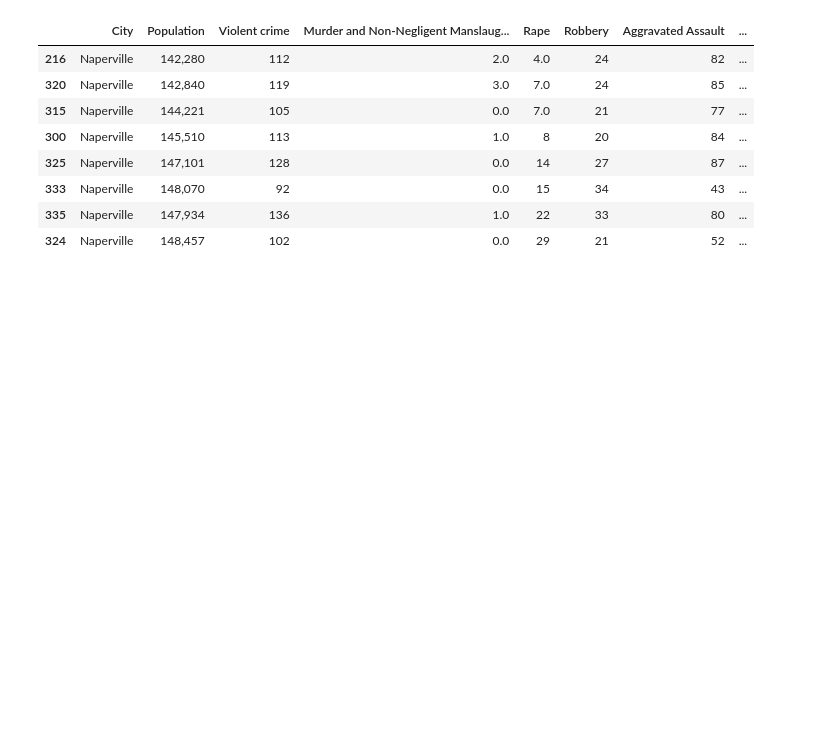
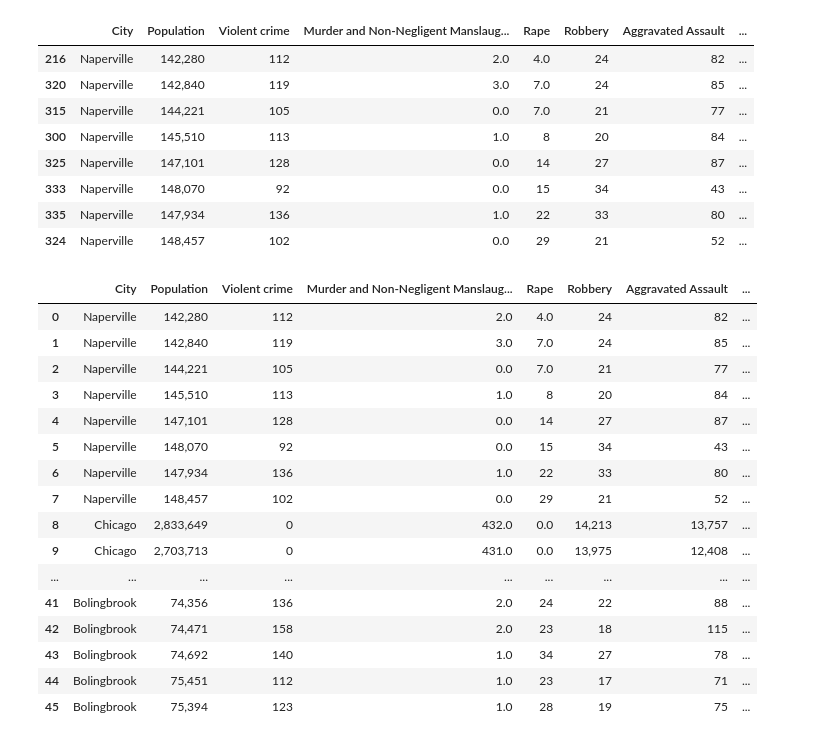
Before and after one commit to Expopanda/Project_1, a Jupyter notebook: shunjiaanalysis.ipynb, the cells around one changed output. Cells and saved outputs as stored; diff of their text form; code cells hidden in the pictures; blank space fills up the shorter version.

```diff
--- a/shunjiaanalysis.ipynb
+++ b/shunjiaanalysis.ipynb
@@ -248,0 +210,28 @@ FBI_df_Naperville
+# %%
+# combine the 5 cities dataframes into one df by "years"
+# Create a list of DataFrames
+df = [FBI_df_Naperville, FBI_df_Chicago, FBI_df_Springfield, FBI_df_Park_Ridge, FBI_df_Bolingbrook]
+
+# Concatenate DataFrames based on the "years" column
+combined_df = pd.concat(df, ignore_index=True)
+
+# Now, 'combined_df' contains the data from all the DataFrames with a common "years" column.
+combined_df
+# %% [output]
+|  | City | Population | Violent crime | Murder and Non-Negligent Manslaug... | Rape | Robbery | Aggravated Assault | ... |
+| 0 | Naperville | 142,280 | 112 | 2.0 | 4.0 | 24 | 82 | ... |
+| 1 | Naperville | 142,840 | 119 | 3.0 | 7.0 | 24 | 85 | ... |
+| 2 | Naperville | 144,221 | 105 | 0.0 | 7.0 | 21 | 77 | ... |
+| 3 | Naperville | 145,510 | 113 | 1.0 | 8 | 20 | 84 | ... |
+| 4 | Naperville | 147,101 | 128 | 0.0 | 14 | 27 | 87 | ... |
+| 5 | Naperville | 148,070 | 92 | 0.0 | 15 | 34 | 43 | ... |
+| 6 | Naperville | 147,934 | 136 | 1.0 | 22 | 33 | 80 | ... |
+| 7 | Naperville | 148,457 | 102 | 0.0 | 29 | 21 | 52 | ... |
+| 8 | Chicago | 2,833,649 | 0 | 432.0 | 0.0 | 14,213 | 13,757 | ... |
+| 9 | Chicago | 2,703,713 | 0 | 431.0 | 0.0 | 13,975 | 12,408 | ... |
+| ... | ... | ... | ... | ... | ... | ... | ... | ... |
+| 41 | Bolingbrook | 74,356 | 136 | 2.0 | 24 | 22 | 88 | ... |
+| 42 | Bolingbrook | 74,471 | 158 | 2.0 | 23 | 18 | 115 | ... |
+| 43 | Bolingbrook | 74,692 | 140 | 1.0 | 34 | 27 | 78 | ... |
+| 44 | Bolingbrook | 75,451 | 112 | 1.0 | 23 | 17 | 71 | ... |
+| 45 | Bolingbrook | 75,394 | 123 | 1.0 | 28 | 19 | 75 | ... |
```
Also changed, not shown: parts of 12 cells of this notebook, 7 other files.
